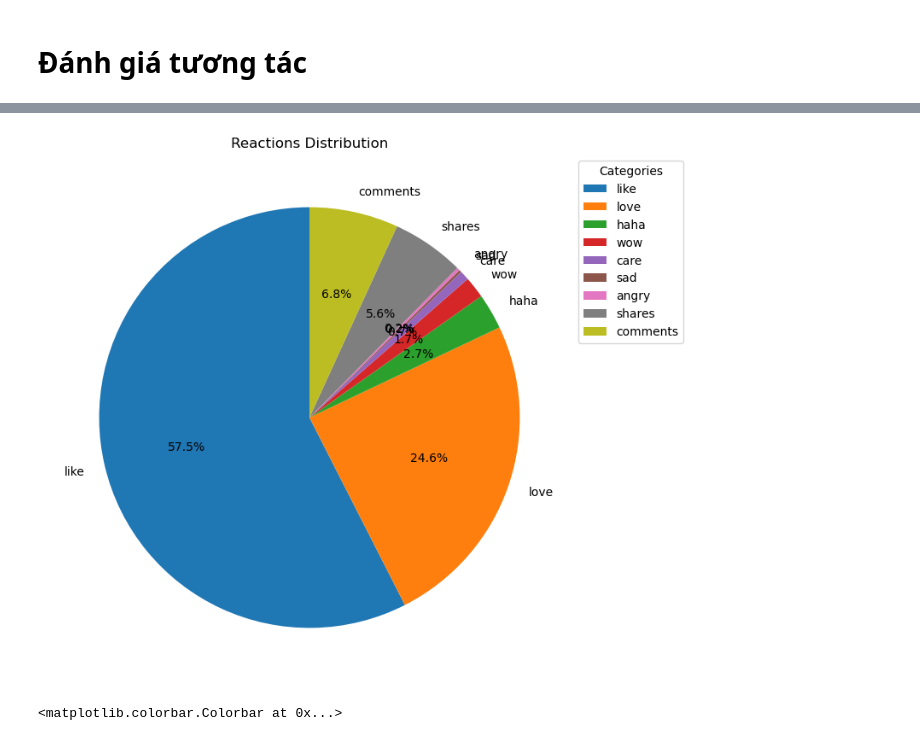
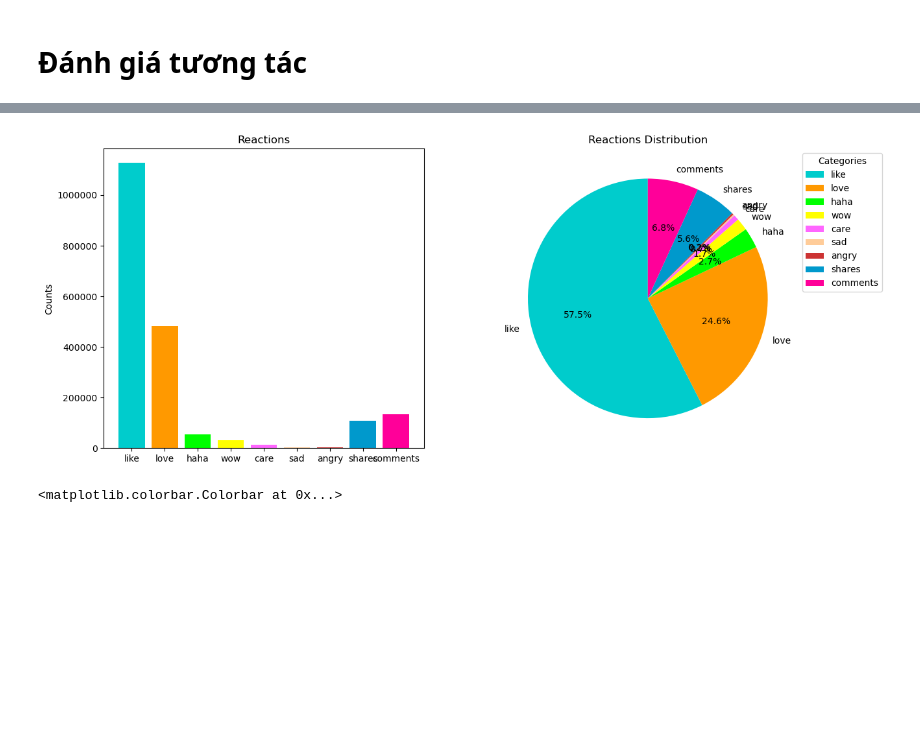
Before and after one commit to NguyenXuanHiep1709/Final-Project, a Jupyter notebook: Analyze_Data.ipynb, the cells around one changed output, grey strips where cells are left out. Drawn from its saved outputs; the diff is of its cells as text; code cells hidden in the pictures; blank space fills up the shorter version.

```diff
--- a/Analyze_Data.ipynb
+++ b/Analyze_Data.ipynb
@@ -327,13 +318,20 @@ dtype: float64
-# %%
-plt.figure(figsize=(8, 8))
-
-plt.pie(total_reactions.values, labels=total_reactions.index, autopct='%1.1f%%', startangle=90)
-plt.title('Reactions Distribution')
-
-plt.legend(title="Categories", bbox_to_anchor=(1, 1))
-plt.show()
-# %% [output]
-[figure, removed]
+# %%
+plt.figure(figsize=(14, 6))
+
+ax1 = plt.subplot2grid((1,2), (0,0))
+ax1.bar(total_reactions.index, total_reactions.values, color=['#00CCCC', '#FF9900', '#00FF00', '#FFFF00', '#FF66FF', '#FFCC99', '#CC3333', '#0099CC', '#FF0099'])
+ax1.set_ylabel('Counts')
+ax1.ticklabel_format(style='plain', axis='y')
+ax1.set_title('Reactions')
+
+ax2 = plt.subplot2grid((1,2), (0,1))
+ax2.pie(total_reactions.values, labels=total_reactions.index, autopct='%1.1f%%', startangle=90, colors=['#00CCCC', '#FF9900', '#00FF00', '#FFFF00', '#FF66FF', '#FFCC99', '#CC3333', '#0099CC', '#FF0099'])
+ax2.set_title('Reactions Distribution')
+ax2.legend(title="Categories", bbox_to_anchor=(1, 1))
+
+plt.show()
+# %% [output]
+[figure, added]
 # %%
 corr = data[['like', 'love', 'haha', 'wow', 'care', 'sad', 'angry', 'shares', 'comments']].corr()
 fig = plt.figure(figsize=(8,8))
```
Also changed, not shown: parts of 6 cells of this notebook.
